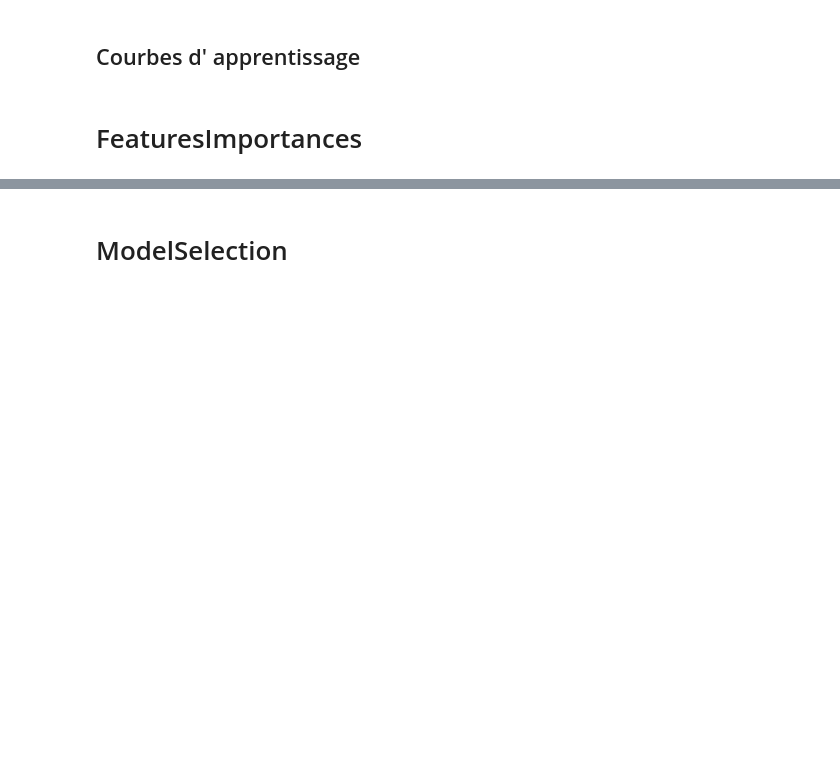
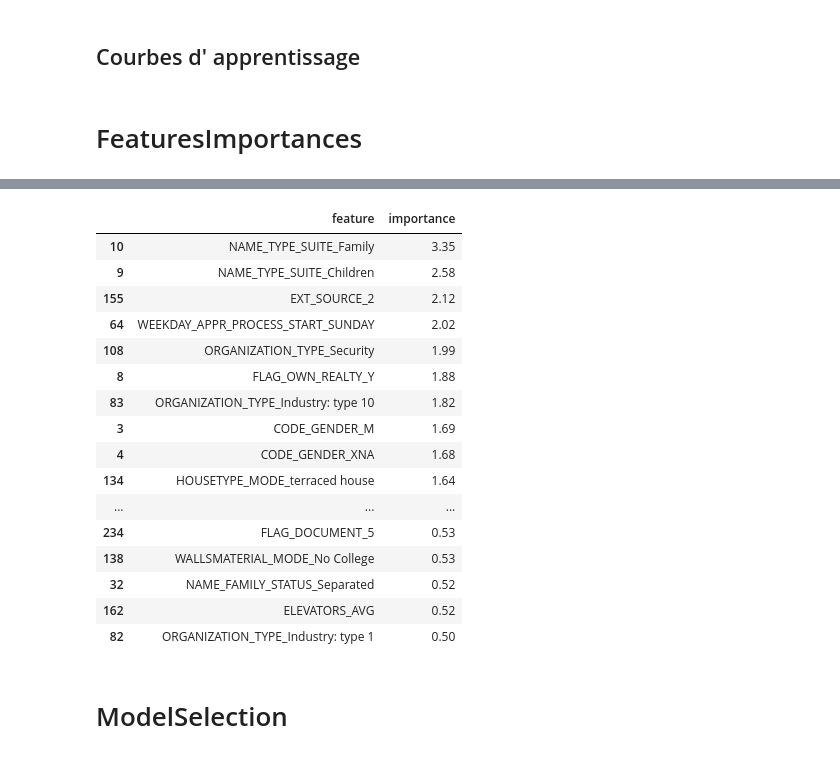
Before and after one commit to jiangwei4/HomeCreditML, a Jupyter notebook: clear2.ipynb, the cells around one changed output, grey strips where cells are left out. Saved outputs shown, nothing was run; the diff lists cells and outputs as text; code cells hidden in the pictures; blank space fills up the shorter version.

Commit message:
'importances_features'

```diff
--- a/clear2.ipynb
+++ b/clear2.ipynb
@@ -79,15 +127,15 @@ pip = Pipeline([
 from sklearn.compose import ColumnTransformer
 # %%
 #num_attr = ['DAYS_BIRTH','REGION_RATING_CLIENT_W_CITY','EXT_SOURCE_1','EXT_SOURCE_2','EXT_SOURCE_3']
-num_attr = list(df.select_dtypes('float64'))+list(x_train.select_dtypes('int64'))
-cat_attr = list(df.select_dtypes('object'))
+num_attr = list(x_train.select_dtypes('float64'))+list(x_train.select_dtypes('int64'))
+cat_attr = list(x_train.select_dtypes('object'))
 # %%
 full_pipeline = ColumnTransformer([
     ('num',pip, num_attr),
     ('cat', OneHotEncoder(), cat_attr)
 ])
 # %%
-for col in list(df.select_dtypes('object')):
+for col in list(x_train.select_dtypes('object')):
     x_train[col].fillna("No College", inplace = True)
 # %%
 X_train = full_pipeline.fit_transform(x_train)
@@ -369,3 +425,13 @@ x_train.shape
+# %%
+cat_attributes_feat = list(full_pipeline.transformers_[1][1].get_feature_names(['NAME_CONTRACT_TYPE', 'CODE_GENDER',
+                                  'FLAG_OWN_CAR', 'FLAG_OWN_REALTY',
+                                  'NAME_TYPE_SUITE', 'NAME_INCOME_TYPE',
+                                  'NAME_EDUCATION_TYPE', 'NAME_FAMILY_STATUS',
+                                  'NAME_HOUSING_TYPE', 'OCCUPATION_TYPE',
+                                  'WEEKDAY_APPR_PROCESS_START',
+                                  'ORGANIZATION_TYPE', 'FONDKAPREMONT_MODE',
+                                  'HOUSETYPE_MODE', 'WALLSMATERIAL_MODE',
+                                  'EMERGENCYSTATE_MODE']))
 # %%
 features_importances = gridRandomForest.best_estimator_.feature_importances_
 attr = num_attr + cat_attr
@@ -374,3 +459,4 @@ sorted(zip(features_importances,  attr))
 # %%
-feature = ['x'+ str(columns) for columns in attr]
+attr = cat_attributes_feat + num_attr
+feature = [str(columns) for columns in attr]
 importance = np.round(features_importances * 100, 2)
@@ -388,3 +473,23 @@ feature_importance_sorted
+# %%
+feature_importance_sorted[feature_importance_sorted['importance']>=0.5]
+# %% [output]
+|  | feature | importance |
+| 10 | NAME_TYPE_SUITE_Family | 3.35 |
+| 9 | NAME_TYPE_SUITE_Children | 2.58 |
+| 155 | EXT_SOURCE_2 | 2.12 |
+| 64 | WEEKDAY_APPR_PROCESS_START_SUNDAY | 2.02 |
+| 108 | ORGANIZATION_TYPE_Security | 1.99 |
+| 8 | FLAG_OWN_REALTY_Y | 1.88 |
+| 83 | ORGANIZATION_TYPE_Industry: type 10 | 1.82 |
+| 3 | CODE_GENDER_M | 1.69 |
+| 4 | CODE_GENDER_XNA | 1.68 |
+| 134 | HOUSETYPE_MODE_terraced house | 1.64 |
+| ... | ... | ... |
+| 234 | FLAG_DOCUMENT_5 | 0.53 |
+| 138 | WALLSMATERIAL_MODE_No College | 0.53 |
+| 32 | NAME_FAMILY_STATUS_Separated | 0.52 |
+| 162 | ELEVATORS_AVG | 0.52 |
+| 82 | ORGANIZATION_TYPE_Industry: type 1 | 0.50 |
 # %% [markdown]
 # ModelSelection
 # %%
```
Also changed, not shown: parts of 13 cells of this notebook.
